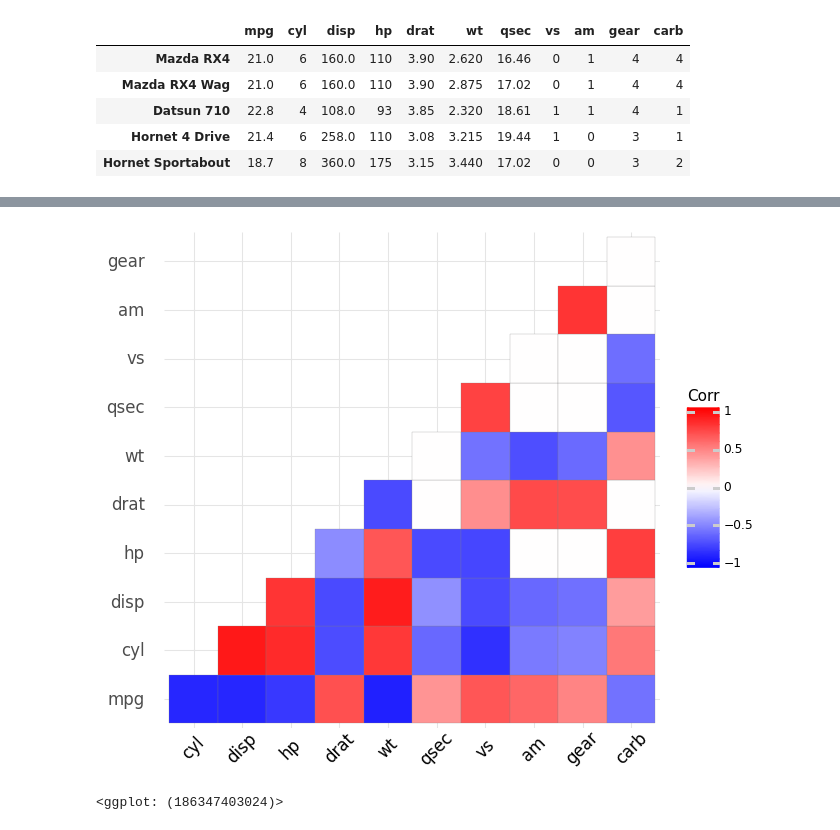
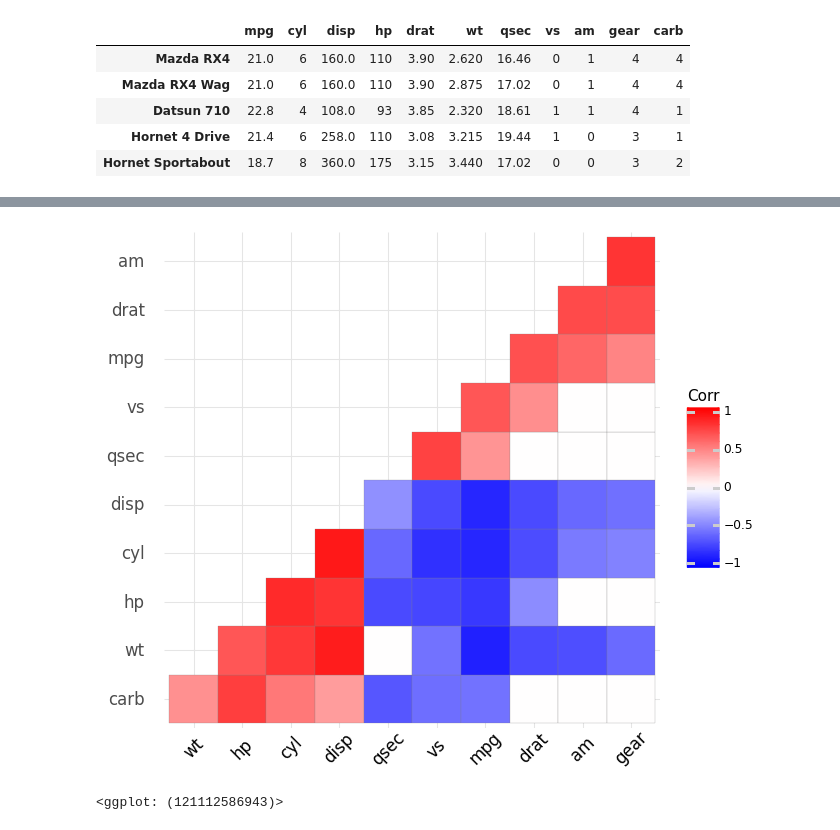
Before and after one commit to enfantbenidedieu/ggcorrplot, a Jupyter notebook: ggcorrplot.ipynb, the cells around one changed output, grey strips where cells are left out. Saved outputs shown, nothing was run; the diff lists cells and outputs as text; code cells hidden in the pictures.

```diff
--- a/ggcorrplot.ipynb
+++ b/ggcorrplot.ipynb
@@ -97,6 +105,6 @@ ggcorrplot(mtcars, type = "lower", p_mat = p_mat)
 # %%
 # Leave blank on no significant coefficient
-ggcorrplot(mtcars, p_mat = p_mat,type = "lower", insig = "blank")
+ggcorrplot(mtcars, p_mat = p_mat,hc_order = True,type = "lower", insig = "blank")
 # %% [output]
-[figure, old version]
+[figure, new version]
-<ggplot: (186347403024)>
+<ggplot: (121112586943)>
```
Also changed, not shown: parts of 9 cells of this notebook, 1 other file.
